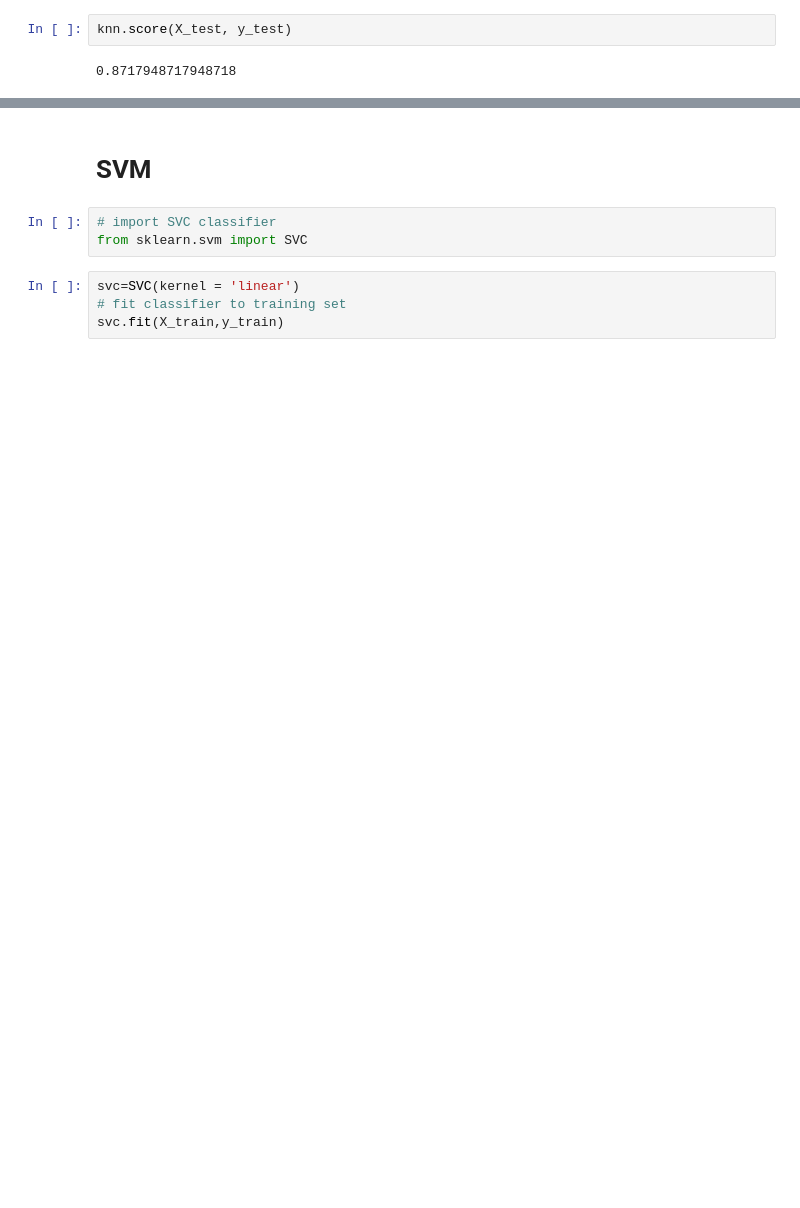
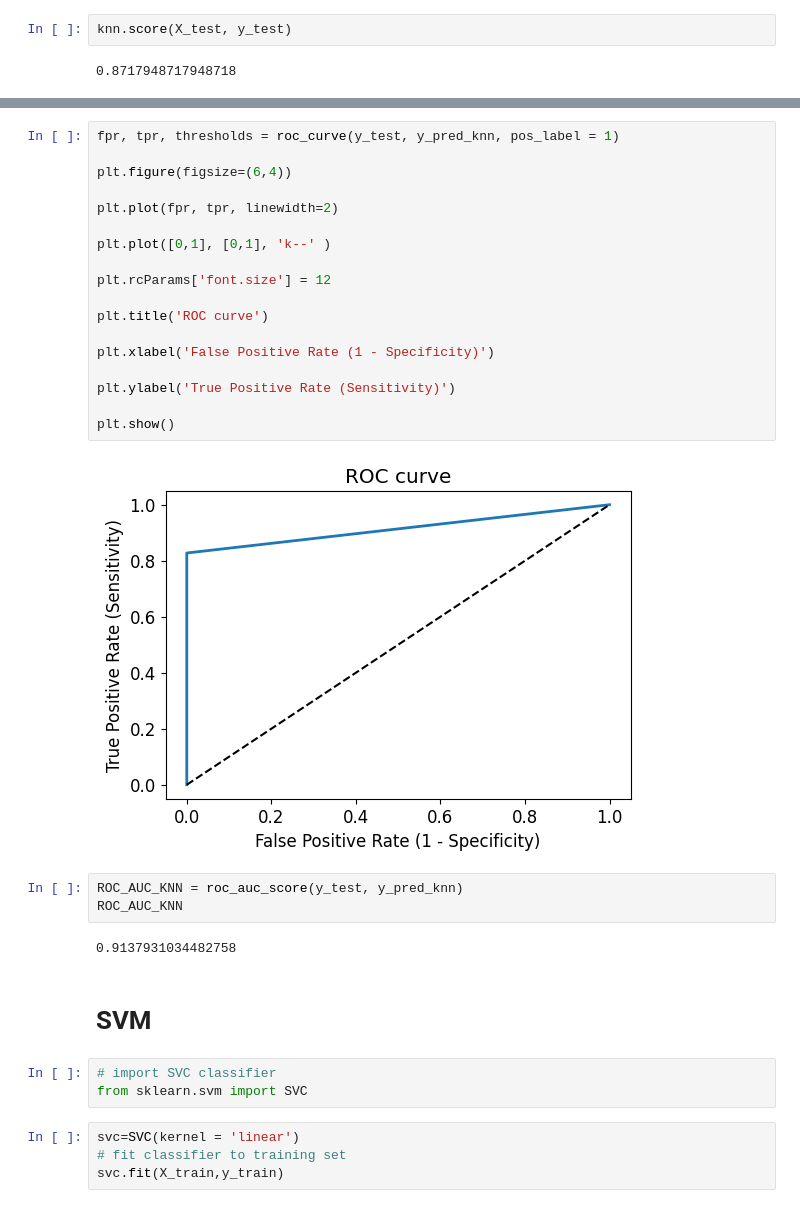
Before and after one commit to preethika-ajay/Parkinson-s-NeuroScan-MRI-based-Prediction-with-Transfer-Learning, a Jupyter notebook: NumericData.ipynb, the cells around one changed output, grey strips where cells are left out. Drawn from its saved outputs; the diff is of its cells as text; blank space fills up the shorter version.

```diff
--- a/NumericData.ipynb
+++ b/NumericData.ipynb
@@ -160,3 +215,28 @@ knn.score(X_test, y_test)
+# %%
+fpr, tpr, thresholds = roc_curve(y_test, y_pred_knn, pos_label = 1)
+
+plt.figure(figsize=(6,4))
+
+plt.plot(fpr, tpr, linewidth=2)
+
+plt.plot([0,1], [0,1], 'k--' )
+
+plt.rcParams['font.size'] = 12
+
+plt.title('ROC curve')
+
+plt.xlabel('False Positive Rate (1 - Specificity)')
+
+plt.ylabel('True Positive Rate (Sensitivity)')
+
+plt.show()
+# %% [output]
+[figure, added]
+# %%
+ROC_AUC_KNN = roc_auc_score(y_test, y_pred_knn)
+ROC_AUC_KNN
+# %% [output]
+0.9137931034482758
 # %% [markdown]
 # SVM
 # %%
```
Also changed, not shown: parts of 26 cells of this notebook.
